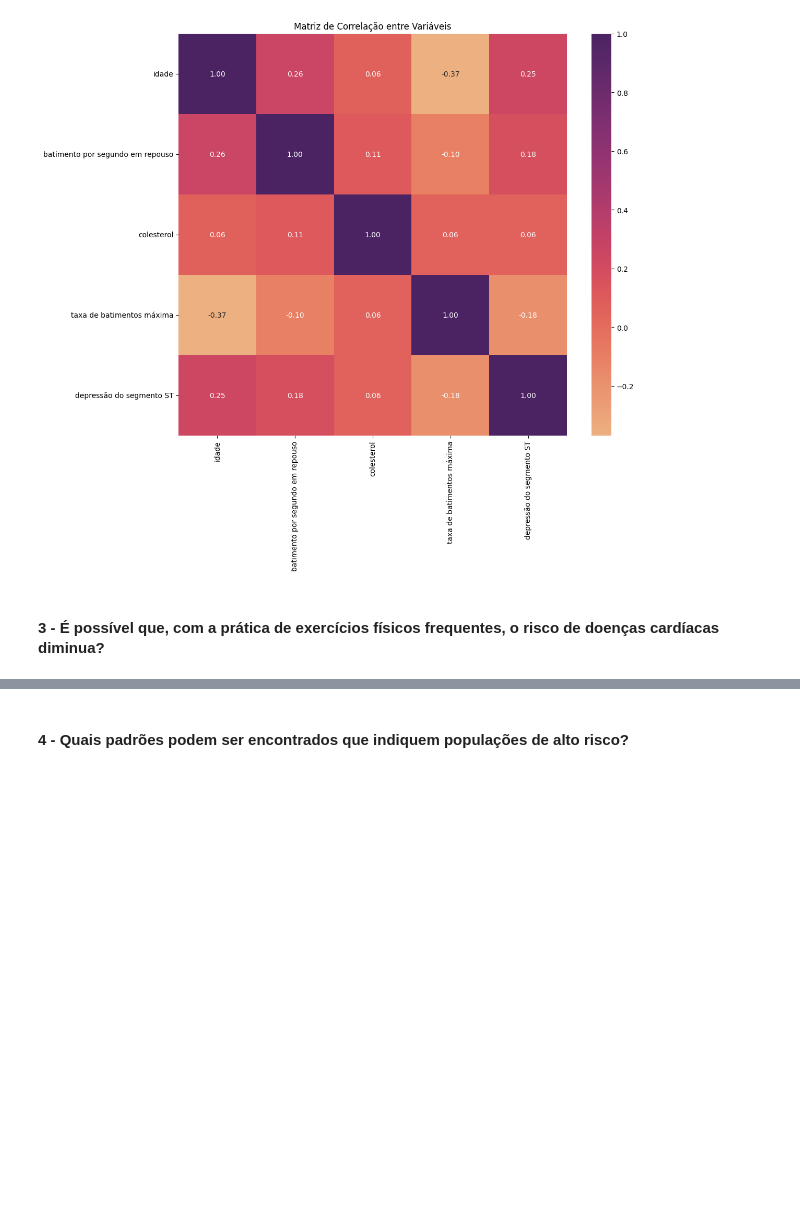
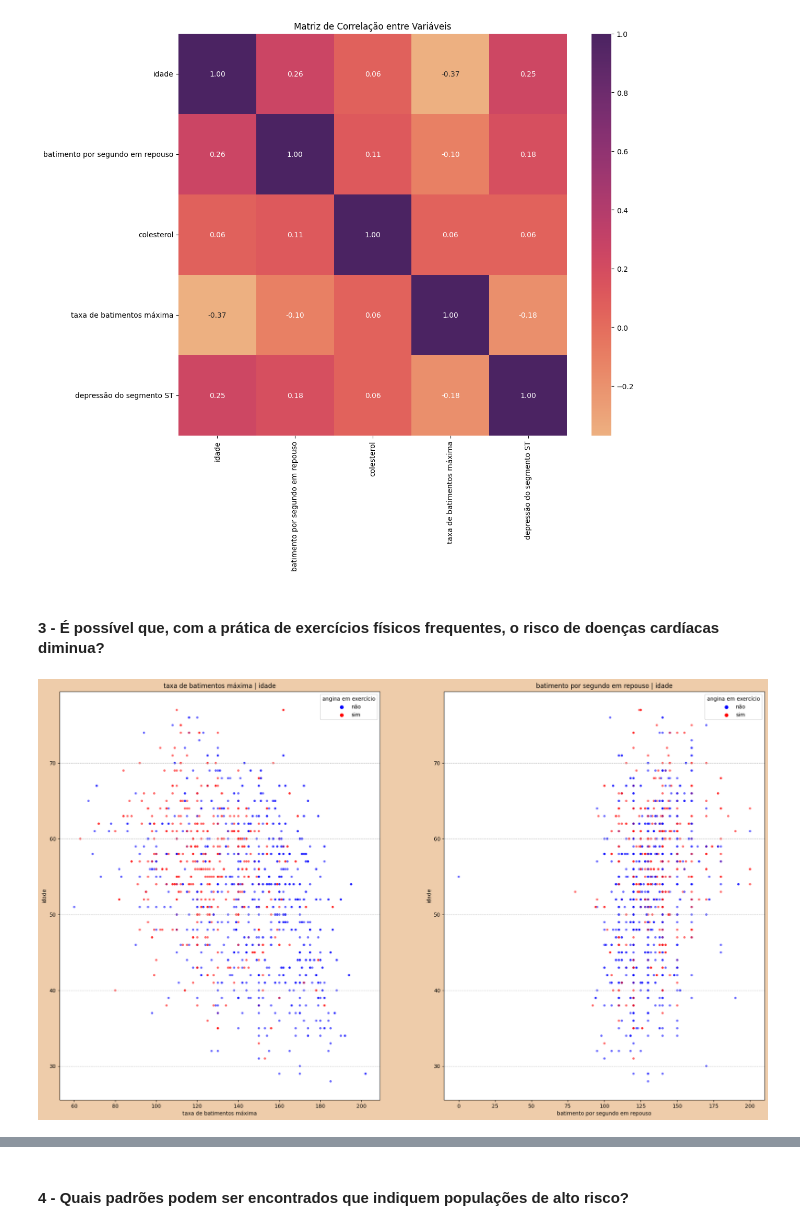
Before and after one commit to atlantico-academy/equipe8-2024.3, a Jupyter notebook: notebooks/01-exploratory_data_analysis.ipynb, the cells around one changed output, grey strips where cells are left out. Saved outputs shown, nothing was run; the diff lists cells and outputs as text; code cells hidden in the pictures; blank space fills up the shorter version.

```diff
--- a/notebooks/01-exploratory_data_analysis.ipynb
+++ b/notebooks/01-exploratory_data_analysis.ipynb
@@ -447,3 +448,47 @@ plt.show()
 [figure]
 # %% [markdown]
 #### 3 - É possível que, com a prática de exercícios físicos frequentes, o risco de doenças cardíacas diminua?
+# %%
+fig, axes = plt.subplots(1, 2, figsize=(24, 14), gridspec_kw={'wspace': 0.2, 'hspace': 0.4})
+
+# Formata background, paleta e fontes.
+bg_color = "#ECA"
+c_palette = 'flare'
+
+# Definir cor de fundo da figura.
+fig.set_facecolor(bg_color)
+
+# Scatter plot de taxas de batimento máximo por idade com alvo de angina em exercício.
+sns.scatterplot(data = df, x = 'taxa de batimentos máxima', y = 'idade', hue = 'angina em exercício', ax = axes[0], palette = {'não': "blue", 'sim': "red"}, alpha = 0.6, s = 20)
+axes[0].set_title("taxa de batimentos máxima | idade")
+axes[0].set_xlabel("taxa de batimentos máxima")
+axes[0].set_ylabel("idade")
+axes[0].grid(True, axis = 'y', linestyle = '--', alpha = 0.9)
+
+# Ajusta os limites dos eixos com uma margem extra.
+x_min, x_max = df['taxa de batimentos máxima'].min(), df['taxa de batimentos máxima'].max()
+y_min, y_max = df['idade'].min(), df['idade'].max()
+
+# Adiciona 5% de margem em cada lado
+axes[0].set_xlim(x_min - 0.05 * (x_max - x_min), x_max + 0.05 * (x_max - x_min))
+axes[0].set_ylim(y_min - 0.05 * (y_max - y_min), y_max + 0.05 * (y_max - y_min))
+
+# Scatter plot de taxas de batimento em repouso por idade com alvo de angina em exercício.
+sns.scatterplot(data = df, x = 'batimento por segundo em repouso', y = 'idade', hue = 'angina em exercício', ax = axes[1], palette = {'não': "blue", 'sim': "red"}, alpha = 0.6, s = 20)
+axes[1].set_title("batimento por segundo em repouso | idade")
+axes[1].set_xlabel("batimento por segundo em repouso")
+axes[1].set_ylabel("idade")
+axes[1].grid(True, axis = 'y', linestyle = '--', alpha = 0.9)
+
+# Ajusta os limites dos eixos com uma margem extra.
+x_min, x_max = df['batimento por segundo em repouso'].min(), df['batimento por segundo em repouso'].max()
+y_min, y_max = df['idade'].min(), df['idade'].max()
+
+# Adiciona 5% de margem em cada lado.
+axes[1].set_xlim(x_min - 0.05 * (x_max - x_min), x_max + 0.05 * (x_max - x_min))
+axes[1].set_ylim(y_min - 0.05 * (y_max - y_min), y_max + 0.05 * (y_max - y_min))
+
+# Plotando ScatterPlots.
+plt.show()
+# %% [output]
+[figure, added]
```
Also changed, not shown: parts of 4 cells of this notebook, 1 other file.
